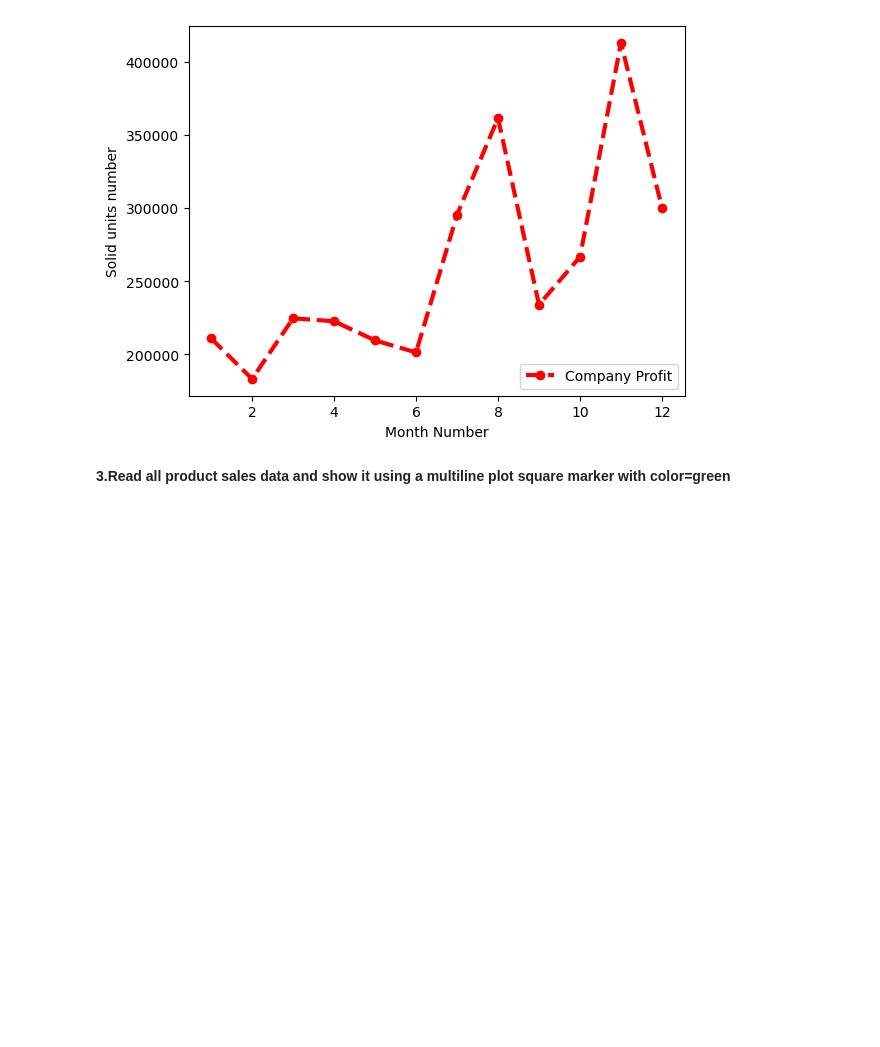
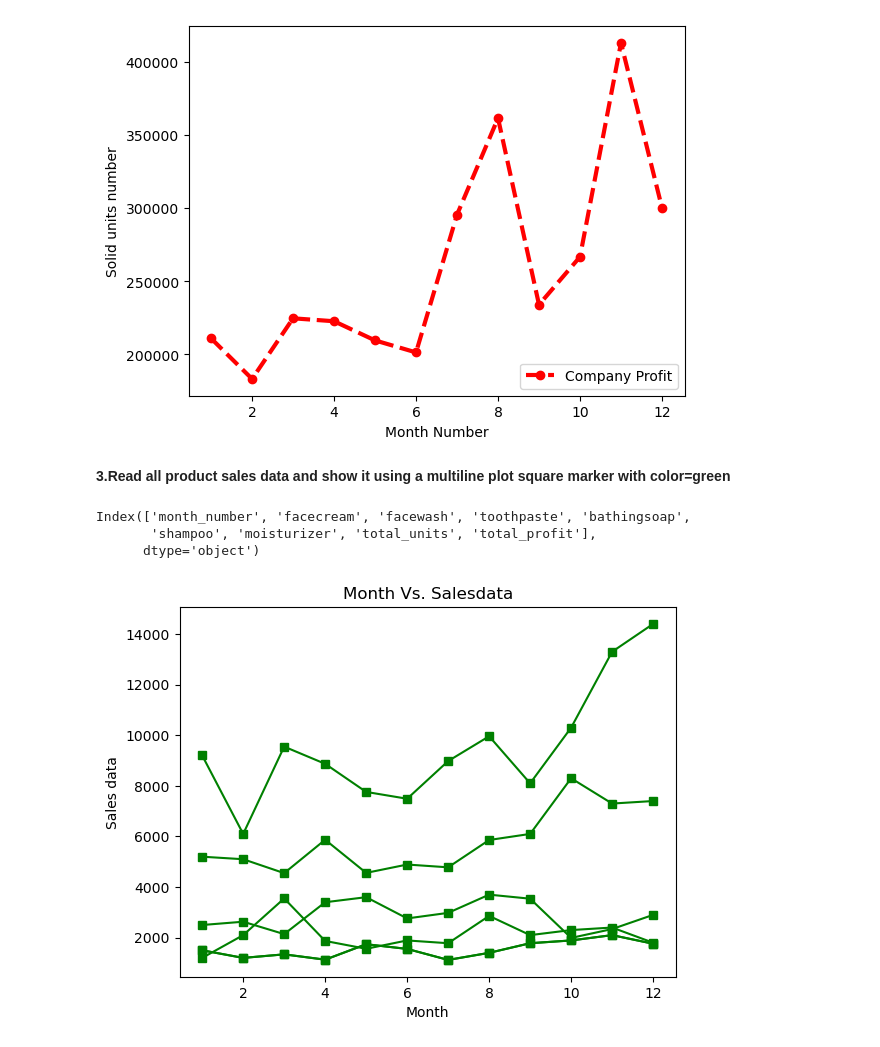
Before and after one commit to Anugrahig/LM-BD-March, a Jupyter notebook: march_bigdata/ml/matplotlib/03_matplotlib_sales-dataset_excercise.ipynb, the cells around one changed output. Cells and saved outputs as stored; diff of their text form; code cells hidden in the pictures; blank space fills up the shorter version.

```diff
--- a/march_bigdata/ml/matplotlib/03_matplotlib_sales-dataset_excercise.ipynb
+++ b/march_bigdata/ml/matplotlib/03_matplotlib_sales-dataset_excercise.ipynb
@@ -56,3 +49,20 @@ plt.legend(loc="lower right")
 # %% [markdown]
 **3.Read all product sales data and show it  using a multiline plot
     square marker with color=green**
+# %%
+df.columns
+# %% [output]
+Index(['month_number', 'facecream', 'facewash', 'toothpaste', 'bathingsoap',
+       'shampoo', 'moisturizer', 'total_units', 'total_profit'],
+      dtype='object')
+# %%
+y=['facecream', 'facewash', 'toothpaste', 'bathingsoap','shampoo', 'moisturizer']
+plt.plot(df.month_number,df.facecream,df.month_number,df.facewash,\
+         df.month_number,df.toothpaste,df.month_number,df.bathingsoap, \
+         df.month_number,df.shampoo,df.month_number,df.moisturizer,c="g",marker="s")
+plt.xlabel("Month")
+plt.ylabel("Sales data")
+plt.title("Month Vs. Salesdata")
+plt.show()
+# %% [output]
+[figure, added]
```
Also changed, not shown: parts of 14 cells of this notebook, 1 other file.
